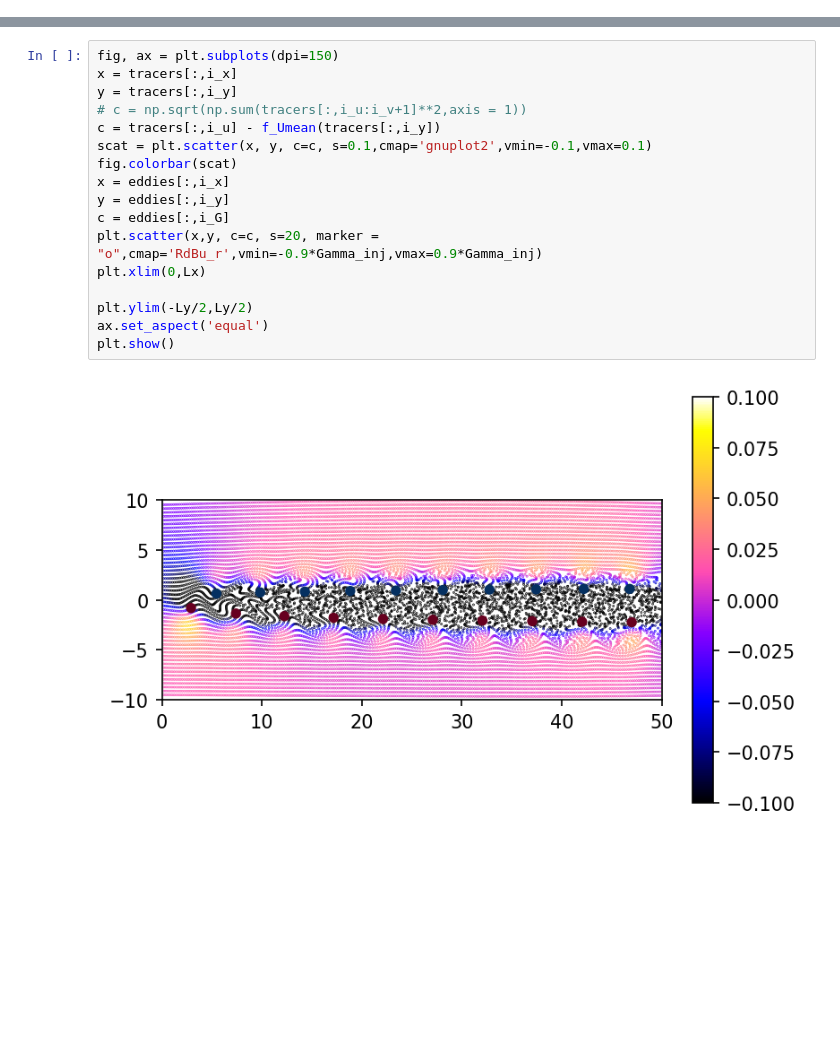
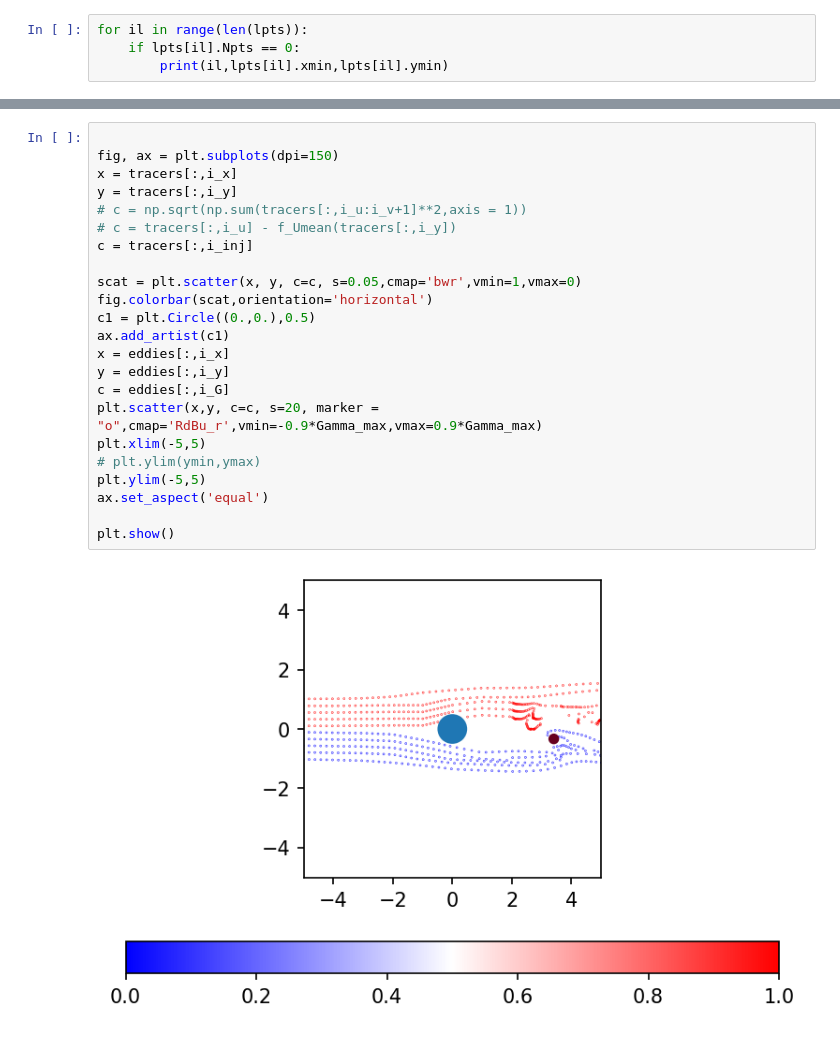
Before and after one commit to yvesdubief/RANS-CVA, a Jupyter notebook: 2D.ipynb, the cells around one changed output, grey strips where cells are left out. Saved outputs shown, nothing was run; the diff lists cells and outputs as text; blank space fills up the shorter version.

```diff
--- a/2D.ipynb
+++ b/2D.ipynb
@@ -43,0 +189,4 @@ The variables are:
+# %%
+for il in range(len(lpts)):
+    if lpts[il].Npts == 0:
+        print(il,lpts[il].xmin,lpts[il].ymin)
@@ -165,19 +588,25 @@ while i < Nt:
 # %%
+
 fig, ax = plt.subplots(dpi=150)
 x = tracers[:,i_x]
 y = tracers[:,i_y]
 # c = np.sqrt(np.sum(tracers[:,i_u:i_v+1]**2,axis = 1))
-c = tracers[:,i_u] - f_Umean(tracers[:,i_y])
-scat = plt.scatter(x, y, c=c, s=0.1,cmap='gnuplot2',vmin=-0.1,vmax=0.1)
-fig.colorbar(scat)
+# c = tracers[:,i_u] - f_Umean(tracers[:,i_y])
+c = tracers[:,i_inj]
+
+scat = plt.scatter(x, y, c=c, s=0.05,cmap='bwr',vmin=1,vmax=0)
+fig.colorbar(scat,orientation='horizontal')
+c1 = plt.Circle((0.,0.),0.5)
+ax.add_artist(c1)
 x = eddies[:,i_x]
 y = eddies[:,i_y]
 c = eddies[:,i_G]
-plt.scatter(x,y, c=c, s=20, marker = "o",cmap='RdBu_r',vmin=-0.9*Gamma_inj,vmax=0.9*Gamma_inj)
-plt.xlim(0,Lx)
+plt.scatter(x,y, c=c, s=20, marker = "o",cmap='RdBu_r',vmin=-0.9*Gamma_max,vmax=0.9*Gamma_max)
+plt.xlim(-5,5)
+# plt.ylim(ymin,ymax)
+plt.ylim(-5,5)
+ax.set_aspect('equal')
 
-plt.ylim(-Ly/2,Ly/2)
-ax.set_aspect('equal')
 plt.show()
 # %% [output]
-[figure, old version]
+[figure, new version]
```
Also changed, not shown: parts of 13 cells of this notebook, 3 other files.
